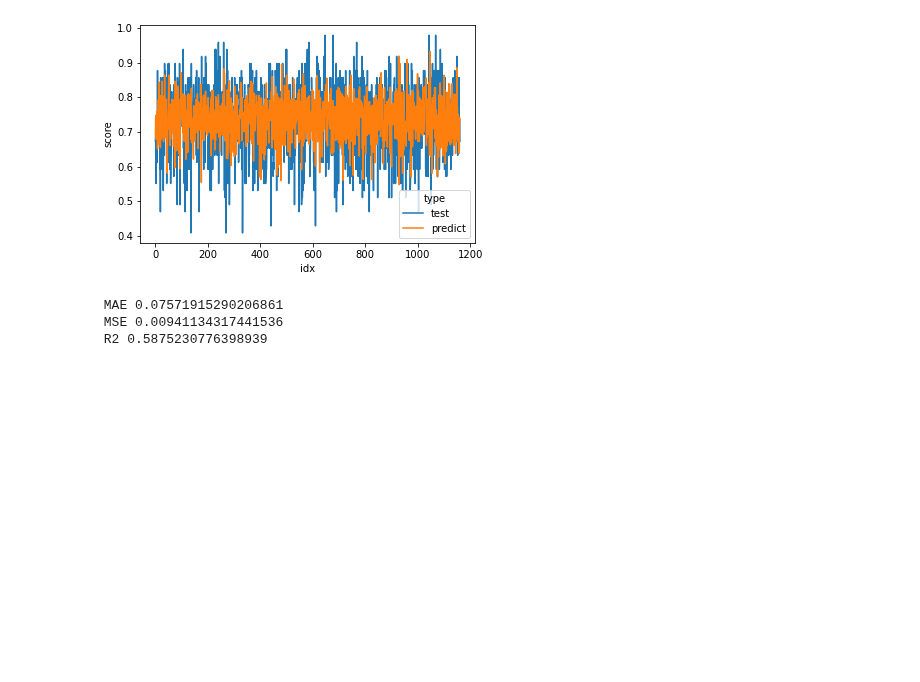
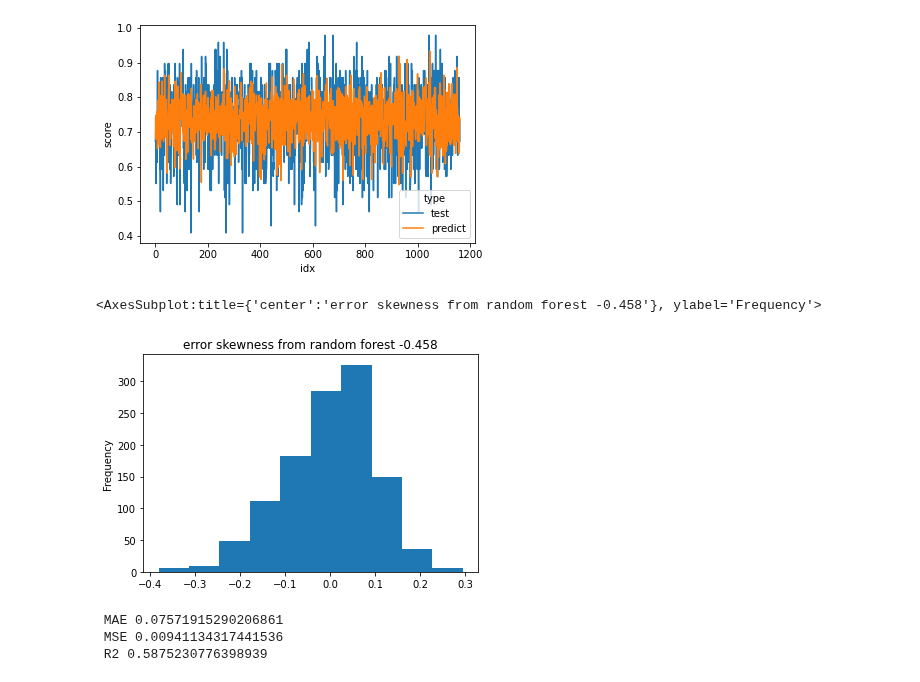
Before and after one commit to adamaulia/AdamThesis, a Jupyter notebook: 4_model.ipynb, the cells around one changed output. Cells and saved outputs as stored; diff of their text form; code cells hidden in the pictures; blank space fills up the shorter version.

Commit message:
update error analysis

```diff
--- a/4_model.ipynb
+++ b/4_model.ipynb
@@ -209,7 +223,10 @@ X_train.shape
 
 regr = RandomForestRegressor(random_state=0)
 model_regr, y_pred_test_regr, y_pred_train_regr, result_rf   = model_perform(X_train, y_train, X_test, y_test, regr, name='rf', verbose =1 )
-
+df_residual_rf = pd.DataFrame()
+df_residual_rf['target'] = y_test
+df_residual_rf['pred'] = y_pred_test_regr
+df_residual_rf['error'] = df_residual_rf['target'] - df_residual_rf['pred']
 show_error_pattern(y_pred=y_pred_test_regr, y_test=y_test)
 
 # show_error_pattern(y_pred=y_pred_train_regr, y_test=y_train)
@@ -218,6 +235,13 @@ show_error_pattern(y_pred=y_pred_test_regr, y_test=y_test)
  MSE 0.01021689012580894
  R2 0.705197117739755
 [figure]
+# %%
+# plot error skewness
+title = 'error skewness from random forest {}'.format(np.round(skew(df_residual_rf['error']),3))
+df_residual_rf['error'].plot(kind='hist', title = title)
+# %% [output]
+<AxesSubplot:title={'center':'error skewness from random forest -0.458'}, ylabel='Frequency'>
+[figure, added]
 # %%
 # XGBoost
 
```
Also changed, not shown: parts of 10 cells of this notebook, 2 other files.
